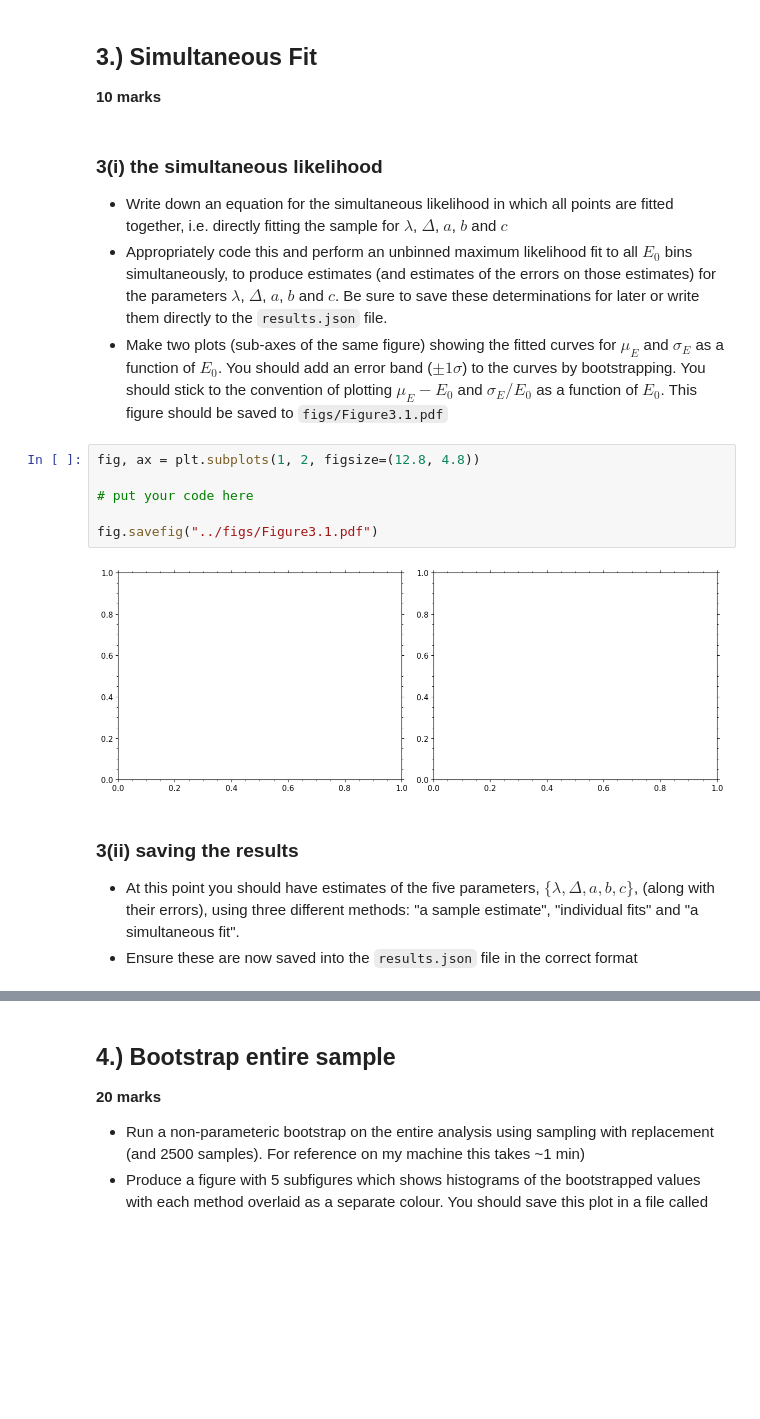
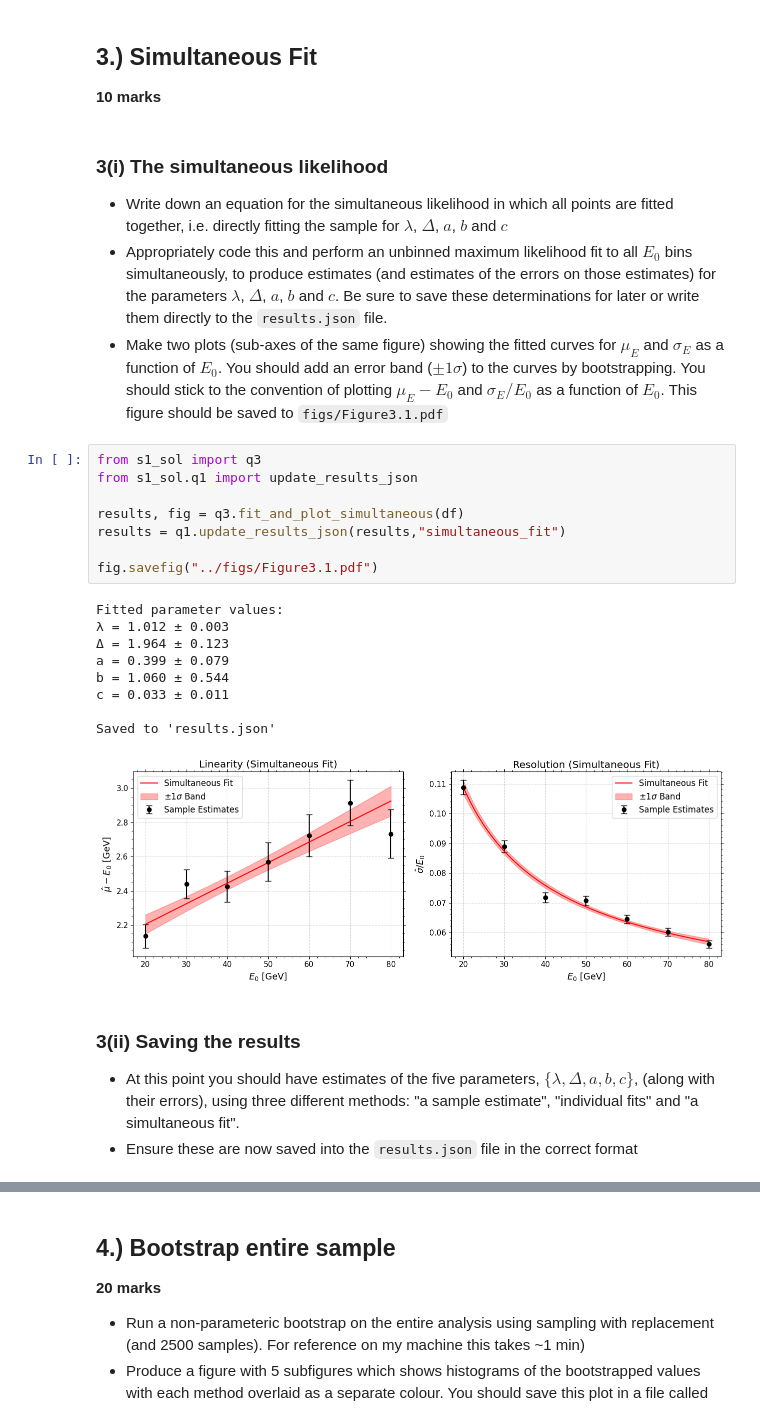
Before and after one commit to harveydgb/photon-detector-calibration, a Jupyter notebook: notebooks/solution.ipynb, the cells around one changed output, grey strips where cells are left out. Saved outputs shown, nothing was run; the diff lists cells and outputs as text; blank space fills up the shorter version.

```diff
--- a/notebooks/solution.ipynb
+++ b/notebooks/solution.ipynb
@@ -136,20 +131,30 @@ Saved to 'results.json'
 ## 3.) Simultaneous Fit
 **10 marks**
 # %% [markdown]
-### 3(i) the simultaneous likelihood
+### 3(i) The simultaneous likelihood
 - Write down an equation for the simultaneous likelihood in which all points are fitted together, i.e. directly fitting the sample for $\lambda$, $\Delta$, $a$, $b$ and $c$
 - Appropriately code this and perform an unbinned maximum likelihood fit to all $E_0$ bins simultaneously, to produce estimates (and estimates of the errors on those estimates) for the parameters $\lambda$, $\Delta$, $a$, $b$ and $c$. Be sure to save these determinations for later or write them directly to the `results.json` file.
 - Make two plots (sub-axes of the same figure) showing the fitted curves for $\mu_E$ and $\sigma_E$ as a function of $E_0$. You should add an error band ($\pm 1\sigma$) to the curves by bootstrapping. You should stick to the convention of plotting $\mu_E - E_0$ and $\sigma_E / E_0$ as a function of $E_0$. This figure should be saved to `figs/Figure3.1.pdf`
 # %%
-fig, ax = plt.subplots(1, 2, figsize=(12.8, 4.8))
+from s1_sol import q3
+from s1_sol.q1 import update_results_json
 
-# put your code here
+results, fig = q3.fit_and_plot_simultaneous(df)
+results = q1.update_results_json(results,"simultaneous_fit")
 
 fig.savefig("../figs/Figure3.1.pdf")
 # %% [output]
+Fitted parameter values:
+λ = 1.012 ± 0.003
+Δ = 1.964 ± 0.123
+a = 0.399 ± 0.079
+b = 1.060 ± 0.544
+c = 0.033 ± 0.011
+
+Saved to 'results.json'
-[figure, old version]
+[figure, new version]
 # %% [markdown]
-### 3(ii) saving the results
+### 3(ii) Saving the results
 - At this point you should have estimates of the five parameters, $\{\lambda, \Delta, a, b, c\}$, (along with their errors), using three different methods: "a sample estimate", "individual fits" and "a simultaneous fit".
 - Ensure these are now saved into the `results.json` file in the correct format
 # %%
```
Also changed, not shown: parts of 5 cells of this notebook, 15 other files.
